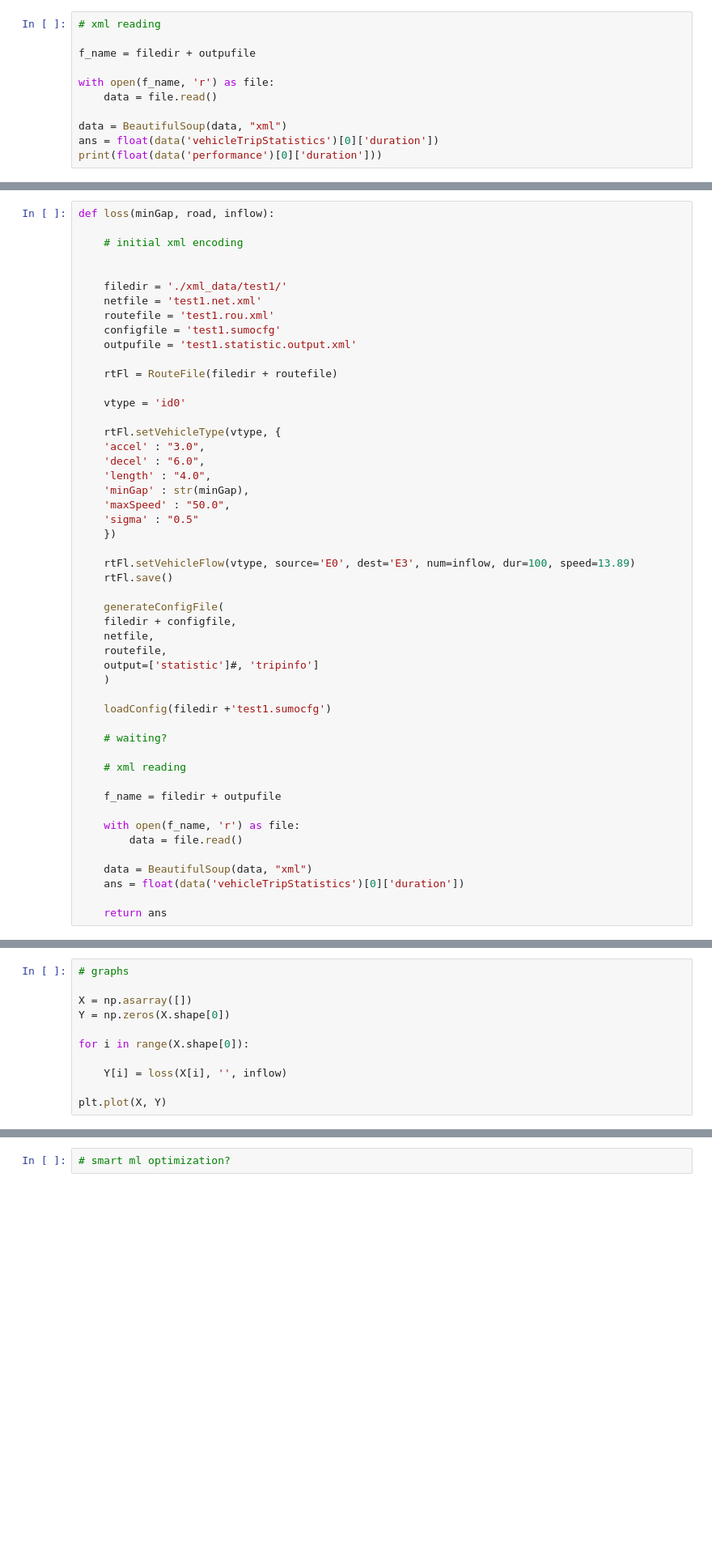
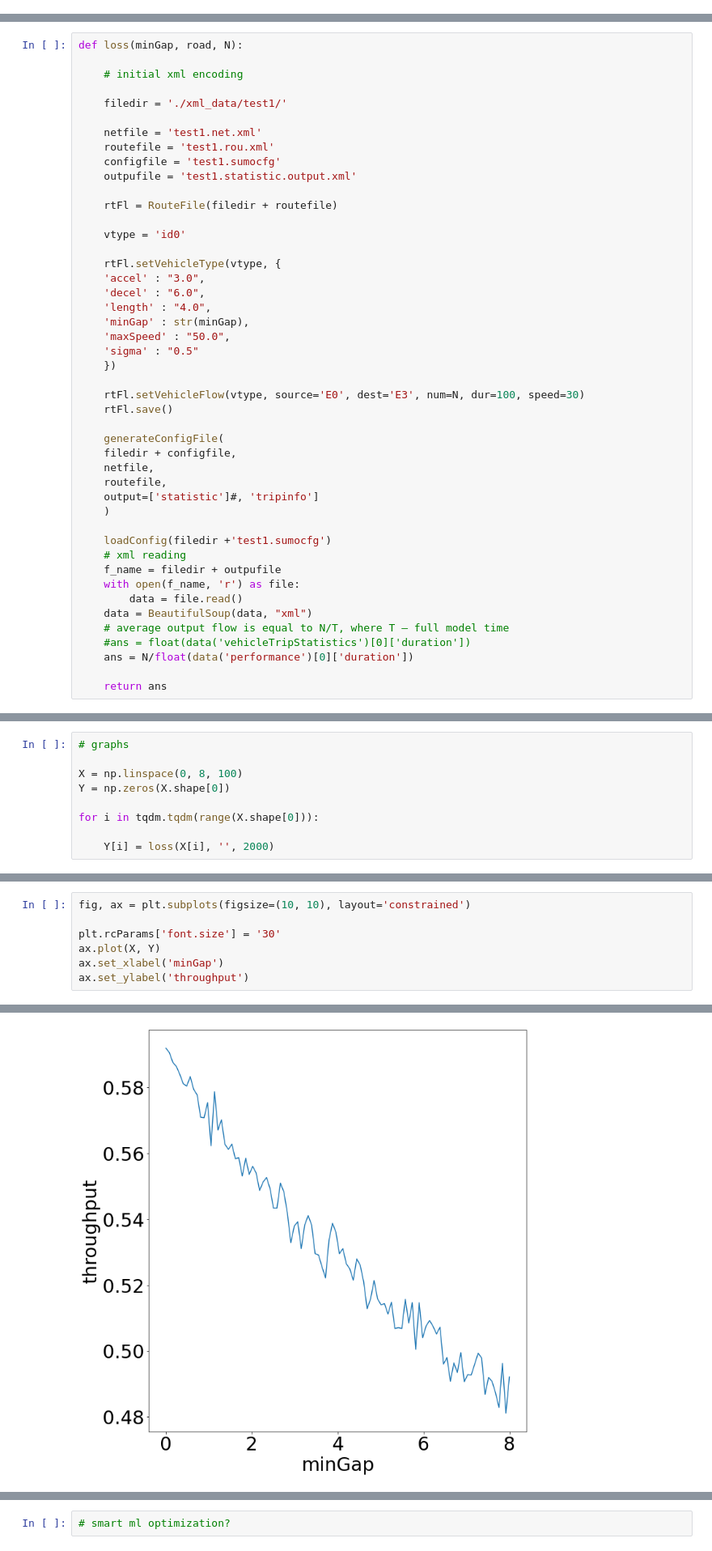
Before and after one commit to KugutAndrei/Hakashinka, a Jupyter notebook: main.ipynb, the cells around one changed output, grey strips where cells are left out. Shown: that part at 81% size. Cells and saved outputs as stored; diff of their text form; blank space fills up the shorter version.

```diff
--- a/main.ipynb
+++ b/main.ipynb
@@ -50,11 +76,0 @@ loadConfig(filedir +'test1.sumocfg')
-# %%
-# xml reading
-
-f_name = filedir + outpufile
-
-with open(f_name, 'r') as file:
-    data = file.read()
-
-data = BeautifulSoup(data, "xml")
-ans = float(data('vehicleTripStatistics')[0]['duration'])
-print(float(data('performance')[0]['duration']))
@@ -65,10 +77,10 @@ NameError: name 'ans' is not defined
 # %%
-def loss(minGap, road, inflow):
+def loss(minGap, road, N):
 
     # initial xml encoding
 
+    filedir = './xml_data/test1/'
 
-    filedir = './xml_data/test1/'
     netfile = 'test1.net.xml'
     routefile = 'test1.rou.xml'
     configfile = 'test1.sumocfg'
@@ -87,7 +99,7 @@ def loss(minGap, road, inflow):
     'sigma' : "0.5"
     })
 
-    rtFl.setVehicleFlow(vtype, source='E0', dest='E3', num=inflow, dur=100, speed=13.89)
+    rtFl.setVehicleFlow(vtype, source='E0', dest='E3', num=N, dur=100, speed=30)
     rtFl.save()
 
     generateConfigFile(
@@ -98,17 +110,13 @@ def loss(minGap, road, inflow):
     )
 
     loadConfig(filedir +'test1.sumocfg')
-
-    # waiting?
-
     # xml reading
-
     f_name = filedir + outpufile
-
     with open(f_name, 'r') as file:
         data = file.read()
-
     data = BeautifulSoup(data, "xml")
-    ans = float(data('vehicleTripStatistics')[0]['duration'])
+    # average output flow is equal to N/T, where T – full model time
+    #ans = float(data('vehicleTripStatistics')[0]['duration'])
+    ans = N/float(data('performance')[0]['duration'])
 
     return ans
@@ -122,11 +145,9 @@ IndexError: list index out of range
 # %%
 # graphs
 
-X = np.asarray([])
+X = np.linspace(0, 8, 100)
 Y = np.zeros(X.shape[0])
 
-for i in range(X.shape[0]):
+for i in tqdm.tqdm(range(X.shape[0])):
 
-    Y[i] = loss(X[i], '', inflow)
-
-plt.plot(X, Y)
+    Y[i] = loss(X[i], '', 2000)
@@ -132,0 +170,8 @@ plt.plot(X, Y)
+# %%
+fig, ax = plt.subplots(figsize=(10, 10), layout='constrained')
+
+plt.rcParams['font.size'] = '30'
+ax.plot(X, Y)
+ax.set_xlabel('minGap')
+ax.set_ylabel('throughput')
+# %% [output]
@@ -133,3 +179,4 @@ plt.plot(X, Y)
+[figure, added]
 # %%
 # simple optimization
 
```
Also changed, not shown: parts of 8 cells of this notebook, 12 other files.
